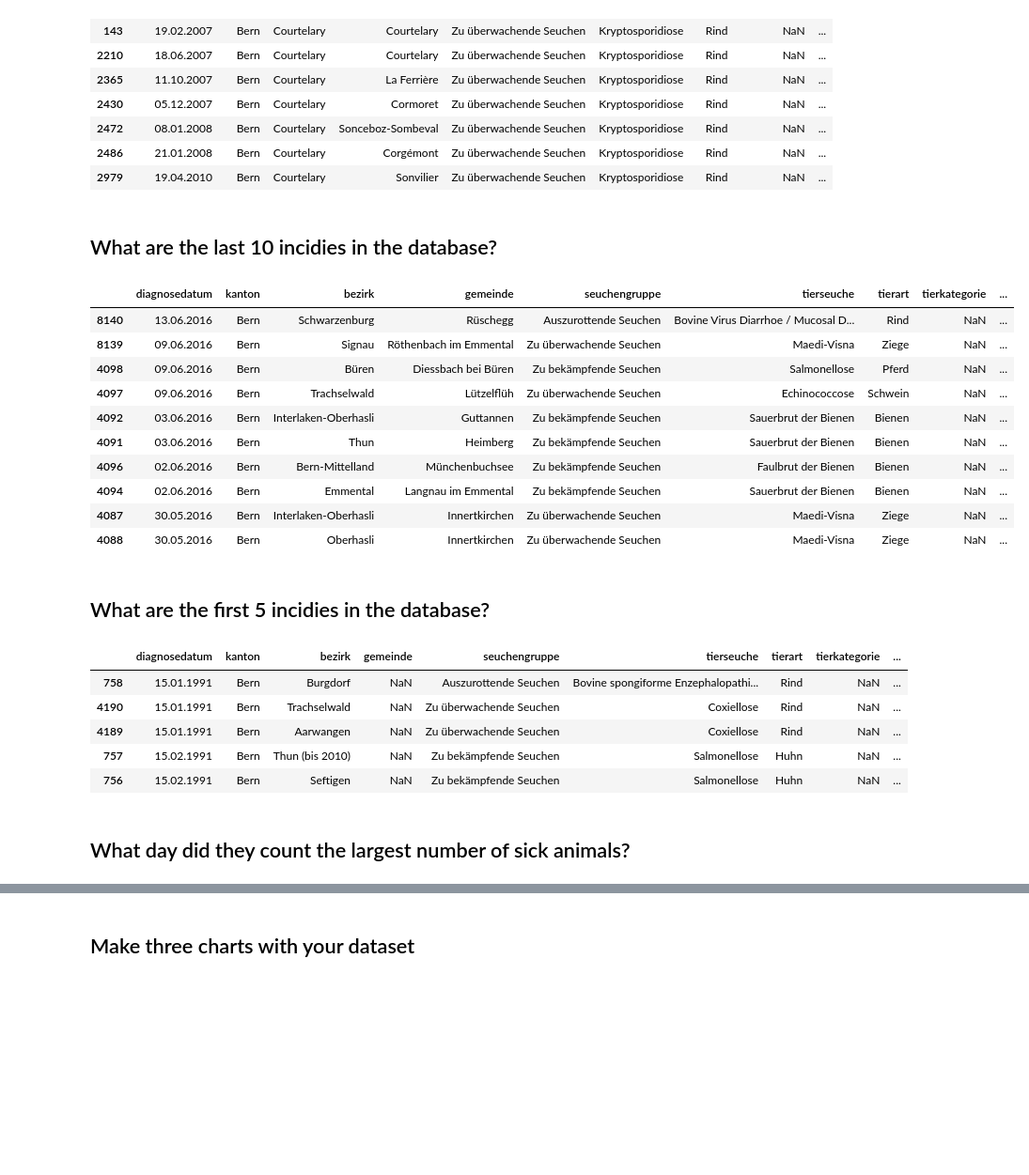
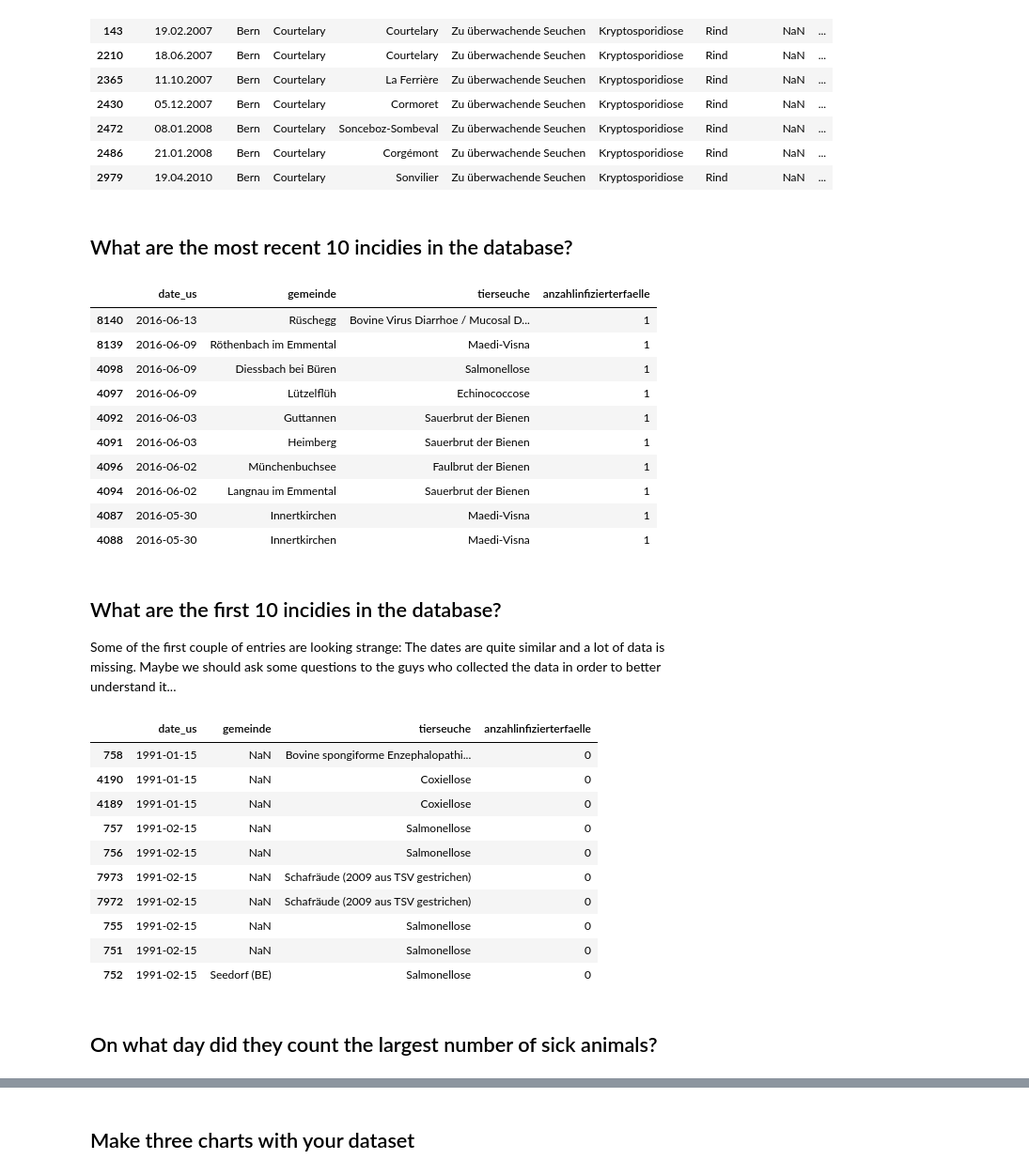
Before and after one commit to thisss/foundations-homework, a Jupyter notebook: foundations/08/homework_08_02.ipynb, the cells around one changed output, grey strips where cells are left out. Shown at 94% size. Drawn from its saved outputs; the diff is of its cells as text; code cells hidden in the pictures; blank space fills up the shorter version.

```diff
--- a/foundations/08/homework_08_02.ipynb
+++ b/foundations/08/homework_08_02.ipynb
@@ -164,7 +155,7 @@ df[(df['tierseuche'] == "Kryptosporidiose") & (df['bezirk'] == 'Courtelary')]
 | 2486 | 21.01.2008 | Bern | Courtelary | Corgémont | Zu überwachende Seuchen | Kryptosporidiose | Rind | NaN | ... |
 | 2979 | 19.04.2010 | Bern | Courtelary | Sonvilier | Zu überwachende Seuchen | Kryptosporidiose | Rind | NaN | ... |
 # %% [markdown]
-## What are the last 10 incidies in the database?
+## What are the most recent 10 incidies in the database?
 # %%
 # In order to answer this question, we need to add an additional column containing the dates in a easier sortable format.
 
@@ -177,29 +168,35 @@ def string_to_date(row):
 
 df['date_us'] = df['diagnosedatum'].apply (lambda row: string_to_date(row) )
 # %%
-df.sort_values('date_us', ascending=False).head(10)
+df[['date_us', 'gemeinde', 'tierseuche', 'anzahlinfizierterfaelle']].sort_values('date_us', ascending=False).head(10)
 # %% [output]
-|  | diagnosedatum | kanton | bezirk | gemeinde | seuchengruppe | tierseuche | tierart | tierkategorie | ... |
-| 8140 | 13.06.2016 | Bern | Schwarzenburg | Rüschegg | Auszurottende Seuchen | Bovine Virus Diarrhoe / Mucosal D... | Rind | NaN | ... |
-| 8139 | 09.06.2016 | Bern | Signau | Röthenbach im Emmental | Zu überwachende Seuchen | Maedi-Visna | Ziege | NaN | ... |
-| 4098 | 09.06.2016 | Bern | Büren | Diessbach bei Büren | Zu bekämpfende Seuchen | Salmonellose | Pferd | NaN | ... |
-| 4097 | 09.06.2016 | Bern | Trachselwald | Lützelflüh | Zu überwachende Seuchen | Echinococcose | Schwein | NaN | ... |
-| 4092 | 03.06.2016 | Bern | Interlaken-Oberhasli | Guttannen | Zu bekämpfende Seuchen | Sauerbrut der Bienen | Bienen | NaN | ... |
-| 4091 | 03.06.2016 | Bern | Thun | Heimberg | Zu bekämpfende Seuchen | Sauerbrut der Bienen | Bienen | NaN | ... |
-| 4096 | 02.06.2016 | Bern | Bern-Mittelland | Münchenbuchsee | Zu bekämpfende Seuchen | Faulbrut der Bienen | Bienen | NaN | ... |
-| 4094 | 02.06.2016 | Bern | Emmental | Langnau im Emmental | Zu bekämpfende Seuchen | Sauerbrut der Bienen | Bienen | NaN | ... |
-| 4087 | 30.05.2016 | Bern | Interlaken-Oberhasli | Innertkirchen | Zu überwachende Seuchen | Maedi-Visna | Ziege | NaN | ... |
-| 4088 | 30.05.2016 | Bern | Oberhasli | Innertkirchen | Zu überwachende Seuchen | Maedi-Visna | Ziege | NaN | ... |
+|  | date_us | gemeinde | tierseuche | anzahlinfizierterfaelle |
+| 8140 | 2016-06-13 | Rüschegg | Bovine Virus Diarrhoe / Mucosal D... | 1 |
+| 8139 | 2016-06-09 | Röthenbach im Emmental | Maedi-Visna | 1 |
+| 4098 | 2016-06-09 | Diessbach bei Büren | Salmonellose | 1 |
+| 4097 | 2016-06-09 | Lützelflüh | Echinococcose | 1 |
+| 4092 | 2016-06-03 | Guttannen | Sauerbrut der Bienen | 1 |
+| 4091 | 2016-06-03 | Heimberg | Sauerbrut der Bienen | 1 |
+| 4096 | 2016-06-02 | Münchenbuchsee | Faulbrut der Bienen | 1 |
+| 4094 | 2016-06-02 | Langnau im Emmental | Sauerbrut der Bienen | 1 |
+| 4087 | 2016-05-30 | Innertkirchen | Maedi-Visna | 1 |
+| 4088 | 2016-05-30 | Innertkirchen | Maedi-Visna | 1 |
-# %% [markdown]
-## What are the first 5 incidies in the database?
+# %% [markdown]
+## What are the first 10 incidies in the database?
+Some of the first couple of entries are looking strange: The dates are quite similar and a lot of data is missing. Maybe we should ask some questions to the guys who collected the data in order to better understand it...
 # %%
-df.sort_values('date_us', ascending=True).head(5)
+df[['date_us', 'gemeinde', 'tierseuche', 'anzahlinfizierterfaelle']].sort_values('date_us', ascending=True).head(10)
 # %% [output]
-|  | diagnosedatum | kanton | bezirk | gemeinde | seuchengruppe | tierseuche | tierart | tierkategorie | ... |
-| 758 | 15.01.1991 | Bern | Burgdorf | NaN | Auszurottende Seuchen | Bovine spongiforme Enzephalopathi... | Rind | NaN | ... |
-| 4190 | 15.01.1991 | Bern | Trachselwald | NaN | Zu überwachende Seuchen | Coxiellose | Rind | NaN | ... |
-| 4189 | 15.01.1991 | Bern | Aarwangen | NaN | Zu überwachende Seuchen | Coxiellose | Rind | NaN | ... |
-| 757 | 15.02.1991 | Bern | Thun (bis 2010) | NaN | Zu bekämpfende Seuchen | Salmonellose | Huhn | NaN | ... |
-| 756 | 15.02.1991 | Bern | Seftigen | NaN | Zu bekämpfende Seuchen | Salmonellose | Huhn | NaN | ... |
+|  | date_us | gemeinde | tierseuche | anzahlinfizierterfaelle |
+| 758 | 1991-01-15 | NaN | Bovine spongiforme Enzephalopathi... | 0 |
+| 4190 | 1991-01-15 | NaN | Coxiellose | 0 |
+| 4189 | 1991-01-15 | NaN | Coxiellose | 0 |
+| 757 | 1991-02-15 | NaN | Salmonellose | 0 |
+| 756 | 1991-02-15 | NaN | Salmonellose | 0 |
+| 7973 | 1991-02-15 | NaN | Schafräude (2009 aus TSV gestrichen) | 0 |
+| 7972 | 1991-02-15 | NaN | Schafräude (2009 aus TSV gestrichen) | 0 |
+| 755 | 1991-02-15 | NaN | Salmonellose | 0 |
+| 751 | 1991-02-15 | NaN | Salmonellose | 0 |
+| 752 | 1991-02-15 | Seedorf (BE) | Salmonellose | 0 |
 # %% [markdown]
-## What day did they count the largest number of sick animals?
+## On what day did they count the largest number of sick animals?
```
Also changed, not shown: parts of 15 cells of this notebook.
